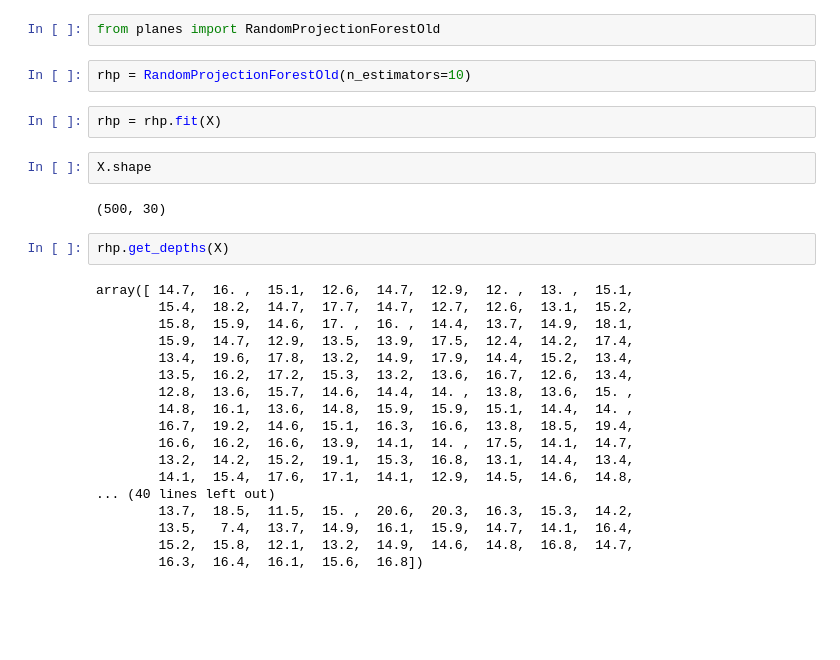
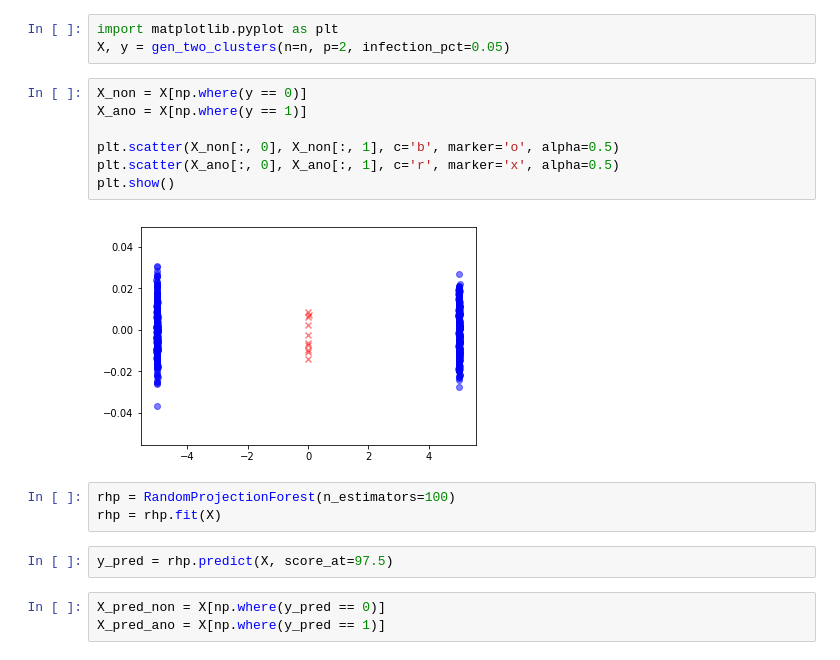
Before and after one commit to neerajgaur/RandomHyperplanes, a Jupyter notebook: proof_of_concept/poc.ipynb, the cells around one changed output. Drawn from its saved outputs; the diff is of its cells as text; blank space fills up the shorter version.

```diff
--- a/proof_of_concept/poc.ipynb
+++ b/proof_of_concept/poc.ipynb
@@ -86,30 +99,20 @@ Iteration number : 1
-# %%
-from planes import RandomProjectionForestOld
-# %%
-rhp = RandomProjectionForestOld(n_estimators=10)
+# %%
+import matplotlib.pyplot as plt
+X, y = gen_two_clusters(n=n, p=2, infection_pct=0.05)
+# %%
+X_non = X[np.where(y == 0)]
+X_ano = X[np.where(y == 1)]
+
+plt.scatter(X_non[:, 0], X_non[:, 1], c='b', marker='o', alpha=0.5)
+plt.scatter(X_ano[:, 0], X_ano[:, 1], c='r', marker='x', alpha=0.5)
+plt.show()
+# %% [output]
+[figure, added]
 # %%
+rhp = RandomProjectionForest(n_estimators=100)
 rhp = rhp.fit(X)
-# %%
-X.shape
-# %% [output]
-(500, 30)
-# %%
-rhp.get_depths(X)
-# %% [output]
-array([ 14.7,  16. ,  15.1,  12.6,  14.7,  12.9,  12. ,  13. ,  15.1,
-        15.4,  18.2,  14.7,  17.7,  14.7,  12.7,  12.6,  13.1,  15.2,
-        15.8,  15.9,  14.6,  17. ,  16. ,  14.4,  13.7,  14.9,  18.1,
-        15.9,  14.7,  12.9,  13.5,  13.9,  17.5,  12.4,  14.2,  17.4,
-        13.4,  19.6,  17.8,  13.2,  14.9,  17.9,  14.4,  15.2,  13.4,
-        13.5,  16.2,  17.2,  15.3,  13.2,  13.6,  16.7,  12.6,  13.4,
-        12.8,  13.6,  15.7,  14.6,  14.4,  14. ,  13.8,  13.6,  15. ,
-        14.8,  16.1,  13.6,  14.8,  15.9,  15.9,  15.1,  14.4,  14. ,
-        16.7,  19.2,  14.6,  15.1,  16.3,  16.6,  13.8,  18.5,  19.4,
-        16.6,  16.2,  16.6,  13.9,  14.1,  14. ,  17.5,  14.1,  14.7,
-        13.2,  14.2,  15.2,  19.1,  15.3,  16.8,  13.1,  14.4,  13.4,
-        14.1,  15.4,  17.6,  17.1,  14.1,  12.9,  14.5,  14.6,  14.8,
-... (40 lines left out)
-        13.7,  18.5,  11.5,  15. ,  20.6,  20.3,  16.3,  15.3,  14.2,
-        13.5,   7.4,  13.7,  14.9,  16.1,  15.9,  14.7,  14.1,  16.4,
-        15.2,  15.8,  12.1,  13.2,  14.9,  14.6,  14.8,  16.8,  14.7,
-        16.3,  16.4,  16.1,  15.6,  16.8])
+# %%
+y_pred = rhp.predict(X, score_at=97.5)
+# %%
+X_pred_non = X[np.where(y_pred == 0)]
+X_pred_ano = X[np.where(y_pred == 1)]
```
Also changed, not shown: parts of 11 cells of this notebook.
